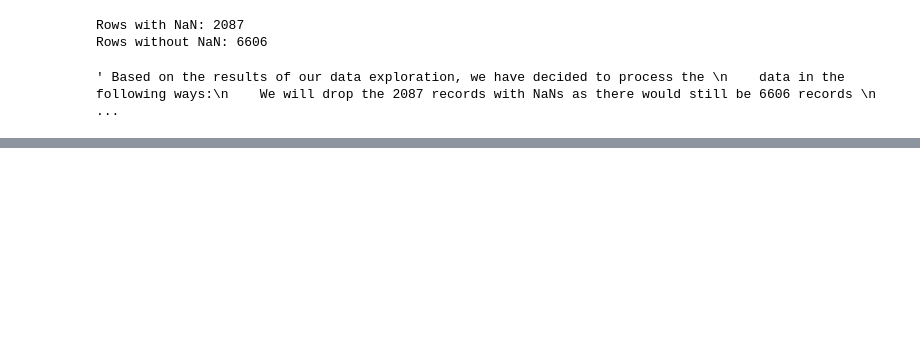
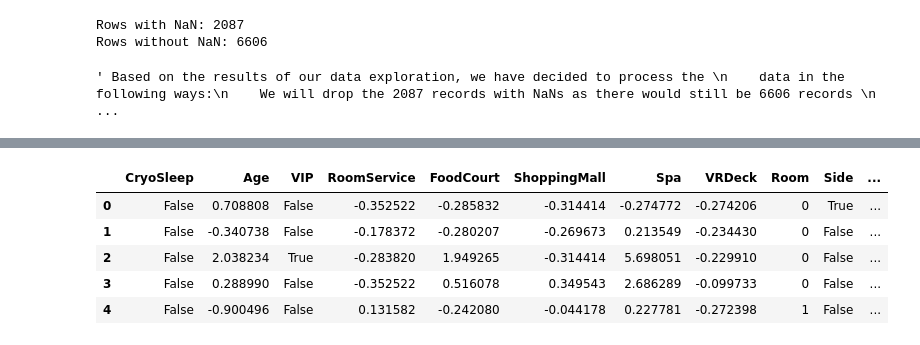
Before and after one commit to Tanyk2004/ML-finalproject, a Jupyter notebook: code.ipynb, the cells around one changed output, grey strips where cells are left out. Cells and saved outputs as stored; diff of their text form; code cells hidden in the pictures; blank space fills up the shorter version.

```diff
--- a/code.ipynb
+++ b/code.ipynb
@@ -35,7 +35,8 @@ from pandas import DataFrame
 df = pd.read_csv("train.csv")
 
 labels = df['Transported']
-features = df.drop(columns=['Transported'])
+# features = df.drop(columns=['Transported'])
+features = df
 # %%
 # Data Exploration
 
@@ -142,0 +77,90 @@ Transformed data shape: (6606, 14)
+# %%
+from sklearn.preprocessing import StandardScaler
+from sklearn.decomposition import PCA
+
+print("Columns with NaNs: ", features.isnull().any())
+
+# fill NaNs in HomePlanet with random values based on distribution
+value_counts = features['HomePlanet'].value_counts(normalize=True)
+features["HomePlanet"] = features["HomePlanet"].fillna(lambda:
+                                                       np.random.choice(value_counts.index, p=value_counts.values))
+
+# fill NaNs in Destination with random values based on distribution
+value_counts = features['Destination'].value_counts(normalize=True)
+features["Destination"] = features["Destination"].fillna(lambda:
+                                                         np.random.choice(value_counts.index, p=value_counts.values))
+
+# Impute RoomService with the mean
+features["RoomService"] = features["RoomService"].fillna(features["RoomService"].mean())
+
+# Impute FoodCourt with the mean
+features["FoodCourt"] = features["FoodCourt"].fillna(features["FoodCourt"].mean())
+
+# Impute ShoppingMall with the mean
+features["ShoppingMall"] = features["ShoppingMall"].fillna(features["ShoppingMall"].mean())
+
+# Impute Spa with the mean
+features["Spa"] = features["Spa"].fillna(features["Spa"].mean())
+
+# Impute VRDeck with the mean
+features["VRDeck"] = features["VRDeck"].fillna(features["VRDeck"].mean())
+
+# Impute Age with the mean
+features['Age'] = features['Age'].fillna(features['Age'].mean())
+
+print("Columns with NaNs: ", features.columns[features.isnull().any()].tolist())
+
+# drop NaNs
+processed_features = features.dropna()
+
+print("Number of Dropped Records: ", len(features) - len(processed_features))
+print("Number of Records Left: ", len(processed_features))
+
+# Drop Name values
+processed_features = processed_features.drop(columns=['Name'])
+
+# Split Cabin values into three columns
+processed_features[["Deck", "Room", "Side"]] = processed_features['Cabin'].str.split("/", expand=True)
+processed_features = processed_features.drop(columns=['Cabin'])
+processed_features.head()
+
+# Split Passenger values into two columns
+processed_features[["Group", "Passenger_Number"]] = processed_features['PassengerId'].str.split("_", expand=True)
+processed_features = processed_features.drop(columns=['PassengerId'])
+processed_features.head()
+
+# One hot encode the HomePlanet
+processed_features = pd.get_dummies(processed_features, columns=["HomePlanet"])
+
+# One hot encode the DestinationPlanet
+processed_features = pd.get_dummies(processed_features, columns=["Destination"])
+
+# One hot encode the Deck
+processed_features = pd.get_dummies(processed_features, columns=["Deck"])
+
+# convert Side to T or F
+processed_features["Side"] = processed_features['Side'].map({'P': True, 'S' : False})
+
+# normalizing numeric features
+scaler = StandardScaler()
+processed_features['RoomService'] = scaler.fit_transform(processed_features[['RoomService']])
+processed_features['FoodCourt'] = scaler.fit_transform(processed_features[['FoodCourt']])
+processed_features['ShoppingMall'] = scaler.fit_transform(processed_features[['ShoppingMall']])
+processed_features['Spa'] = scaler.fit_transform(processed_features[['Spa']])
+processed_features['VRDeck'] = scaler.fit_transform(processed_features[['VRDeck']])
+processed_features['Age'] = scaler.fit_transform(processed_features[['Age']])
+processed_features['Group'] = scaler.fit_transform(processed_features[['Group']])
+processed_features['Passenger_Number'] = scaler.fit_transform(processed_features[['Passenger_Number']])
+
+labels = processed_features["Transported"]
+processed_features = processed_features.drop(labels = "Transported",axis="columns")
+
+pca = PCA(n_components=0.95, svd_solver='full')
+pca_data = pca.fit_transform(processed_features)
+pca_df = DataFrame(pca_data)
+
+print("Original data shape:", processed_features.shape)
+print("Transformed data shape:", pca_df.shape)
+
+processed_features.head()
+# %% [output]
@@ -142,0 +187,6 @@ Transformed data shape: (6606, 14)
+|  | CryoSleep | Age | VIP | RoomService | FoodCourt | ShoppingMall | Spa | VRDeck | Room | Side | ... |
+| 0 | False | 0.708808 | False | -0.352522 | -0.285832 | -0.314414 | -0.274772 | -0.274206 | 0 | True | ... |
+| 1 | False | -0.340738 | False | -0.178372 | -0.280207 | -0.269673 | 0.213549 | -0.234430 | 0 | False | ... |
+| 2 | False | 2.038234 | True | -0.283820 | 1.949265 | -0.314414 | 5.698051 | -0.229910 | 0 | False | ... |
+| 3 | False | 0.288990 | False | -0.352522 | 0.516078 | 0.349543 | 2.686289 | -0.099733 | 0 | False | ... |
+| 4 | False | -0.900496 | False | 0.131582 | -0.242080 | -0.044178 | 0.227781 | -0.272398 | 1 | False | ... |
```
Also changed, not shown: parts of 7 cells of this notebook.
